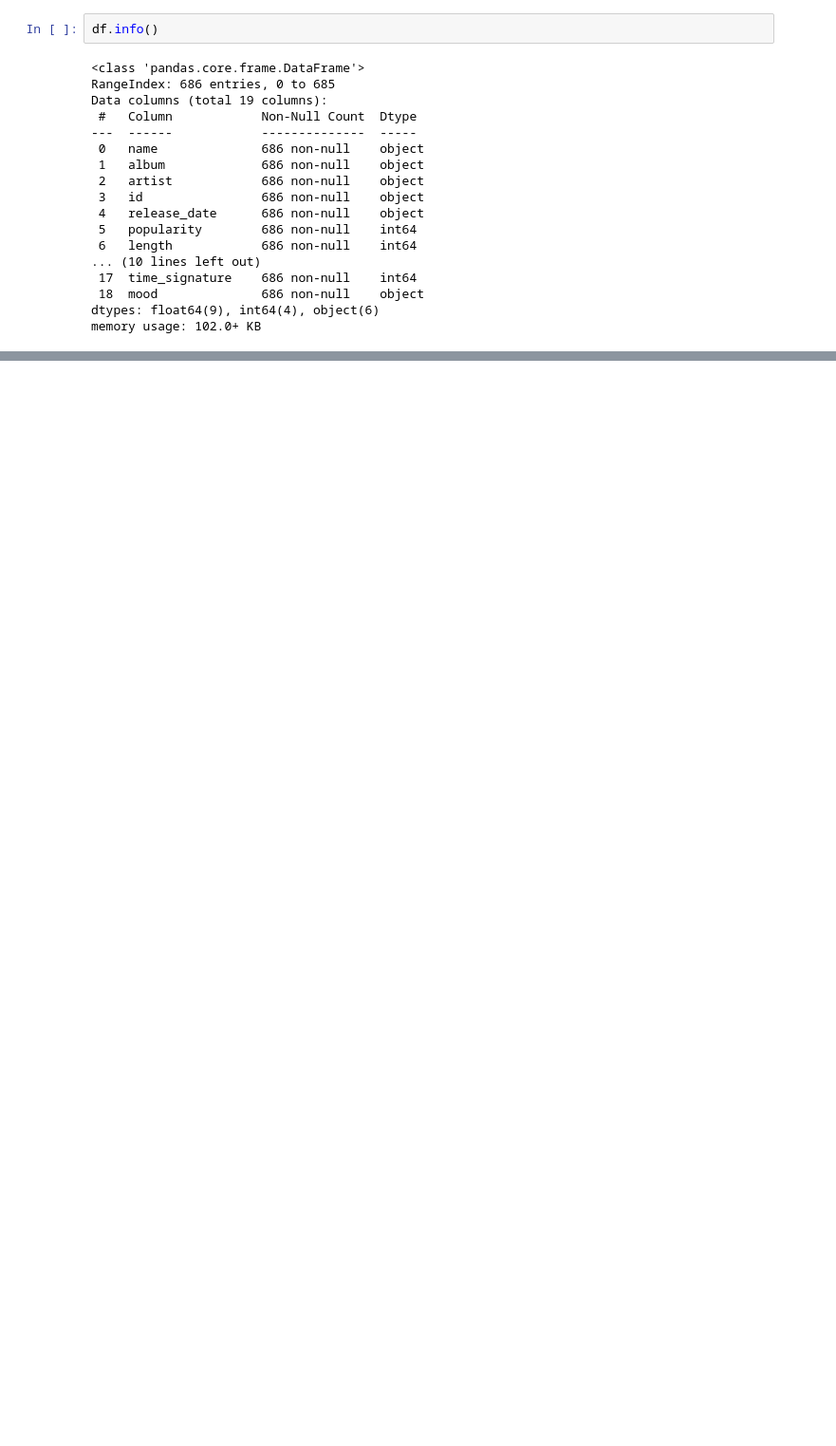
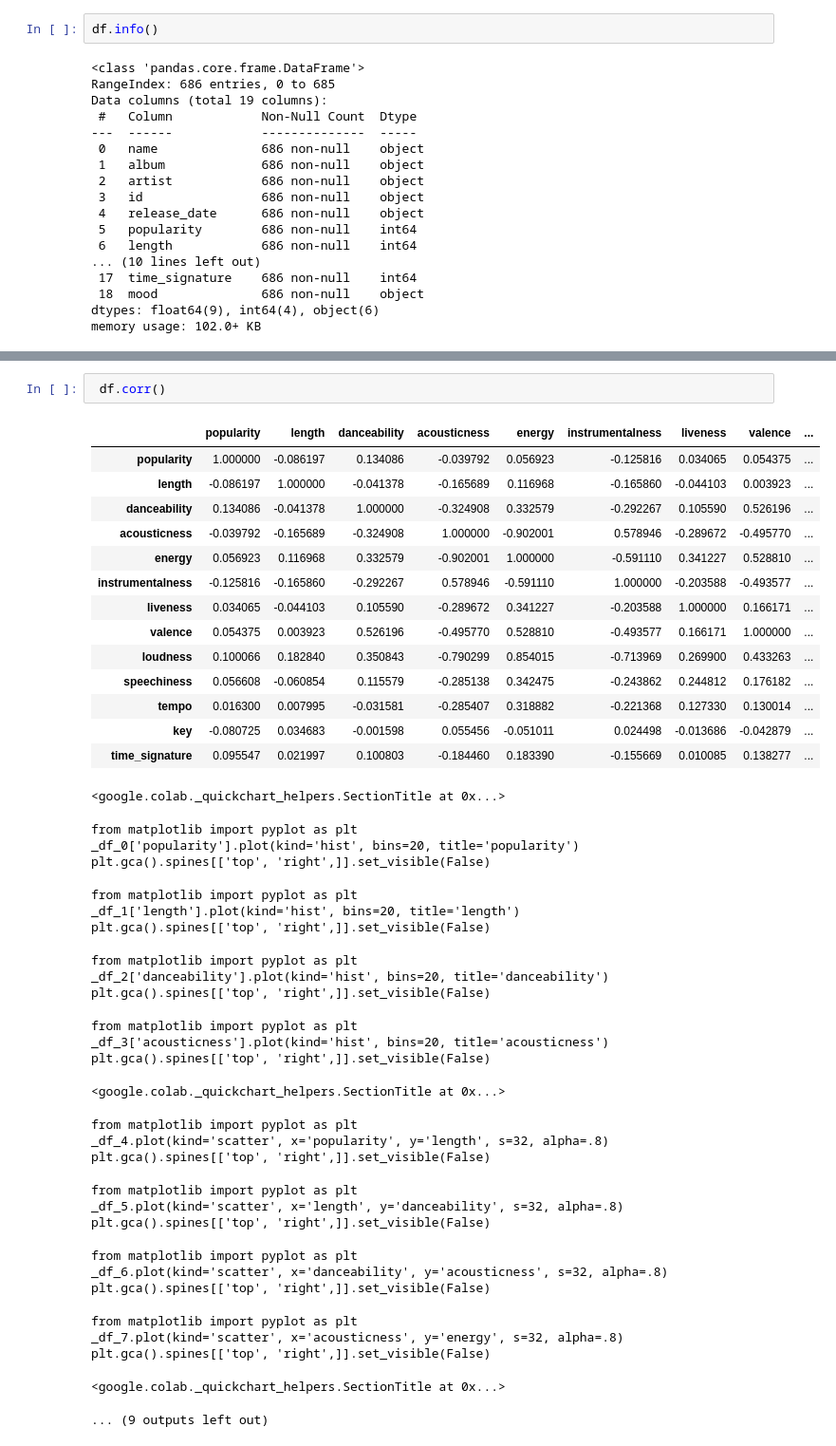
Before and after one commit to HalaShawky/Music-Mood-Prediction, a Jupyter notebook: Music-Mood-Code.ipynb, the cells around one changed output, grey strips where cells are left out. Shown at 95% size. Saved outputs shown, nothing was run; the diff lists cells and outputs as text; blank space fills up the shorter version.

```diff
--- a/Music-Mood-Code.ipynb
+++ b/Music-Mood-Code.ipynb
@@ -89,0 +148,45 @@ memory usage: 102.0+ KB
+# %%
+ df.corr()
+# %% [output]
+|  | popularity | length | danceability | acousticness | energy | instrumentalness | liveness | valence | ... |
+| popularity | 1.000000 | -0.086197 | 0.134086 | -0.039792 | 0.056923 | -0.125816 | 0.034065 | 0.054375 | ... |
+| length | -0.086197 | 1.000000 | -0.041378 | -0.165689 | 0.116968 | -0.165860 | -0.044103 | 0.003923 | ... |
+| danceability | 0.134086 | -0.041378 | 1.000000 | -0.324908 | 0.332579 | -0.292267 | 0.105590 | 0.526196 | ... |
+| acousticness | -0.039792 | -0.165689 | -0.324908 | 1.000000 | -0.902001 | 0.578946 | -0.289672 | -0.495770 | ... |
+| energy | 0.056923 | 0.116968 | 0.332579 | -0.902001 | 1.000000 | -0.591110 | 0.341227 | 0.528810 | ... |
+| instrumentalness | -0.125816 | -0.165860 | -0.292267 | 0.578946 | -0.591110 | 1.000000 | -0.203588 | -0.493577 | ... |
+| liveness | 0.034065 | -0.044103 | 0.105590 | -0.289672 | 0.341227 | -0.203588 | 1.000000 | 0.166171 | ... |
+| valence | 0.054375 | 0.003923 | 0.526196 | -0.495770 | 0.528810 | -0.493577 | 0.166171 | 1.000000 | ... |
+| loudness | 0.100066 | 0.182840 | 0.350843 | -0.790299 | 0.854015 | -0.713969 | 0.269900 | 0.433263 | ... |
+| speechiness | 0.056608 | -0.060854 | 0.115579 | -0.285138 | 0.342475 | -0.243862 | 0.244812 | 0.176182 | ... |
+| tempo | 0.016300 | 0.007995 | -0.031581 | -0.285407 | 0.318882 | -0.221368 | 0.127330 | 0.130014 | ... |
+| key | -0.080725 | 0.034683 | -0.001598 | 0.055456 | -0.051011 | 0.024498 | -0.013686 | -0.042879 | ... |
+| time_signature | 0.095547 | 0.021997 | 0.100803 | -0.184460 | 0.183390 | -0.155669 | 0.010085 | 0.138277 | ... |
+<google.colab._quickchart_helpers.SectionTitle at 0x...>
+from matplotlib import pyplot as plt
+_df_0['popularity'].plot(kind='hist', bins=20, title='popularity')
+plt.gca().spines[['top', 'right',]].set_visible(False)
+from matplotlib import pyplot as plt
+_df_1['length'].plot(kind='hist', bins=20, title='length')
+plt.gca().spines[['top', 'right',]].set_visible(False)
+from matplotlib import pyplot as plt
+_df_2['danceability'].plot(kind='hist', bins=20, title='danceability')
+plt.gca().spines[['top', 'right',]].set_visible(False)
+from matplotlib import pyplot as plt
+_df_3['acousticness'].plot(kind='hist', bins=20, title='acousticness')
+plt.gca().spines[['top', 'right',]].set_visible(False)
+<google.colab._quickchart_helpers.SectionTitle at 0x...>
+from matplotlib import pyplot as plt
+_df_4.plot(kind='scatter', x='popularity', y='length', s=32, alpha=.8)
+plt.gca().spines[['top', 'right',]].set_visible(False)
+from matplotlib import pyplot as plt
+_df_5.plot(kind='scatter', x='length', y='danceability', s=32, alpha=.8)
+plt.gca().spines[['top', 'right',]].set_visible(False)
+from matplotlib import pyplot as plt
+_df_6.plot(kind='scatter', x='danceability', y='acousticness', s=32, alpha=.8)
+plt.gca().spines[['top', 'right',]].set_visible(False)
+from matplotlib import pyplot as plt
+_df_7.plot(kind='scatter', x='acousticness', y='energy', s=32, alpha=.8)
+plt.gca().spines[['top', 'right',]].set_visible(False)
+<google.colab._quickchart_helpers.SectionTitle at 0x...>
+... (9 outputs left out)
```
Also changed, not shown: parts of 4 cells of this notebook.
